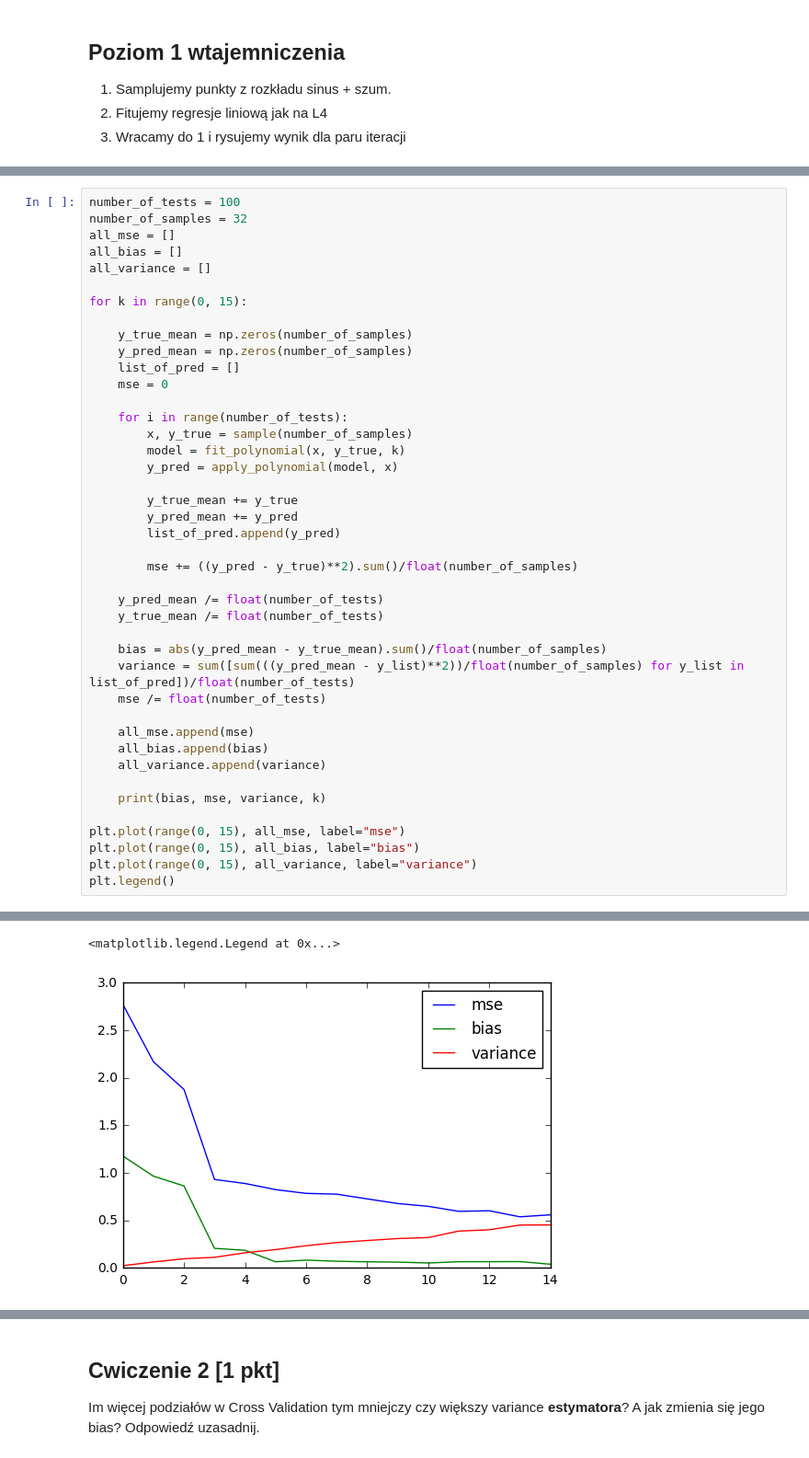
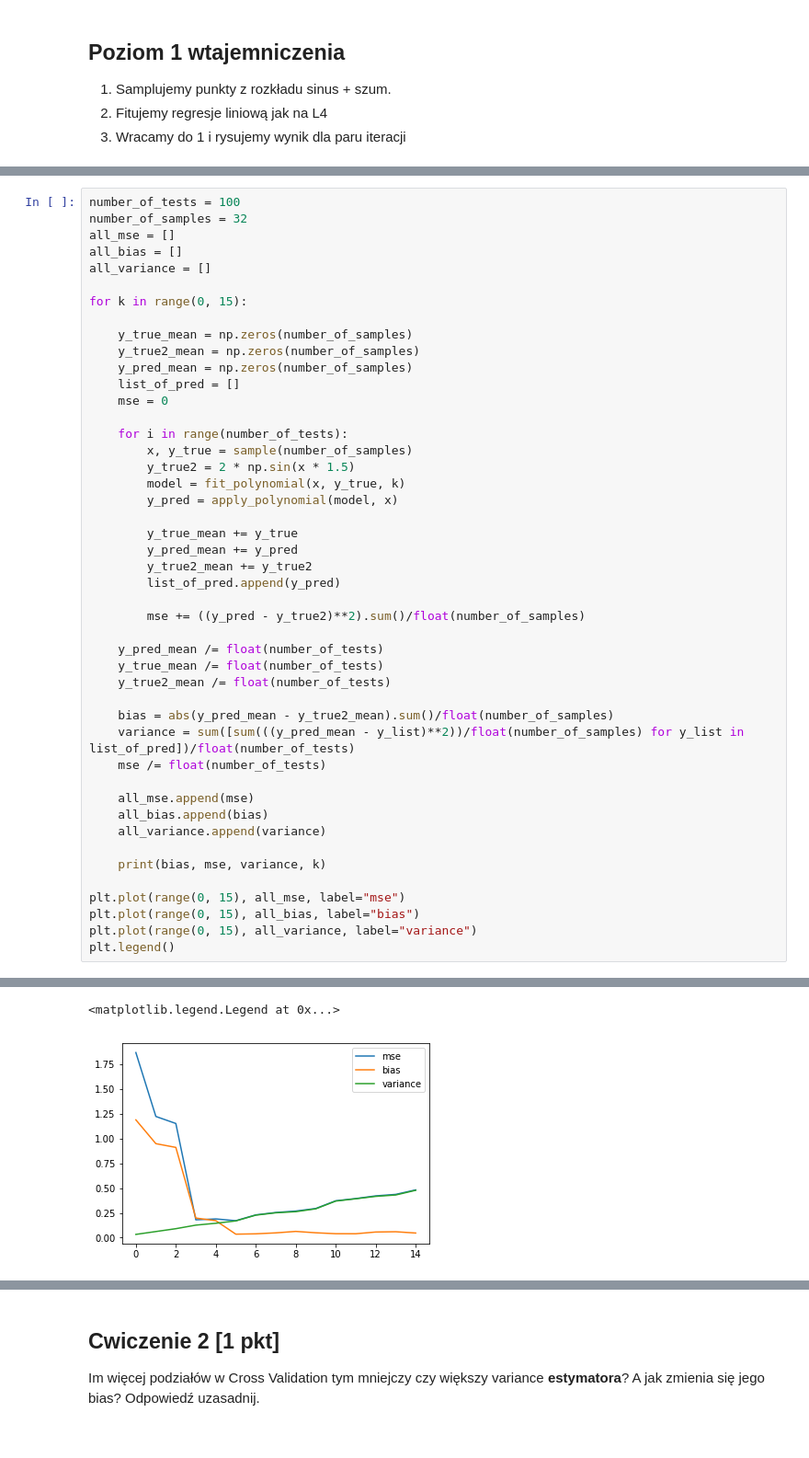
Before and after one commit to ociepkam/ml, a Jupyter notebook: L5.ipynb, the cells around one changed output, grey strips where cells are left out. Shown at 92% size. Cells and saved outputs as stored; diff of their text form.

```diff
--- a/L5.ipynb
+++ b/L5.ipynb
@@ -304,25 +304,29 @@ all_variance = []
 for k in range(0, 15):
 
     y_true_mean = np.zeros(number_of_samples)
+    y_true2_mean = np.zeros(number_of_samples)
     y_pred_mean = np.zeros(number_of_samples)
     list_of_pred = []
     mse = 0
 
     for i in range(number_of_tests):
         x, y_true = sample(number_of_samples)
+        y_true2 = 2 * np.sin(x * 1.5)
         model = fit_polynomial(x, y_true, k)
         y_pred = apply_polynomial(model, x)
 
         y_true_mean += y_true
         y_pred_mean += y_pred
+        y_true2_mean += y_true2
         list_of_pred.append(y_pred)
 
-        mse += ((y_pred - y_true)**2).sum()/float(number_of_samples)
+        mse += ((y_pred - y_true2)**2).sum()/float(number_of_samples)
 
     y_pred_mean /= float(number_of_tests)
     y_true_mean /= float(number_of_tests)
+    y_true2_mean /= float(number_of_tests)
 
-    bias = abs(y_pred_mean - y_true_mean).sum()/float(number_of_samples)
+    bias = abs(y_pred_mean - y_true2_mean).sum()/float(number_of_samples)
     variance = sum([sum(((y_pred_mean - y_list)**2))/float(number_of_samples) for y_list in list_of_pred])/float(number_of_tests)
     mse /= float(number_of_tests)
 
@@ -355,5 +359,5 @@ plt.legend()
 <matplotlib.legend.Legend at 0x...>
-[figure, old version]
+[figure, new version]
 # %% [markdown]
 ### Poziom 2 wtajemniczenia
 
```
Also changed, not shown: parts of 7 cells of this notebook, 13 other files.
